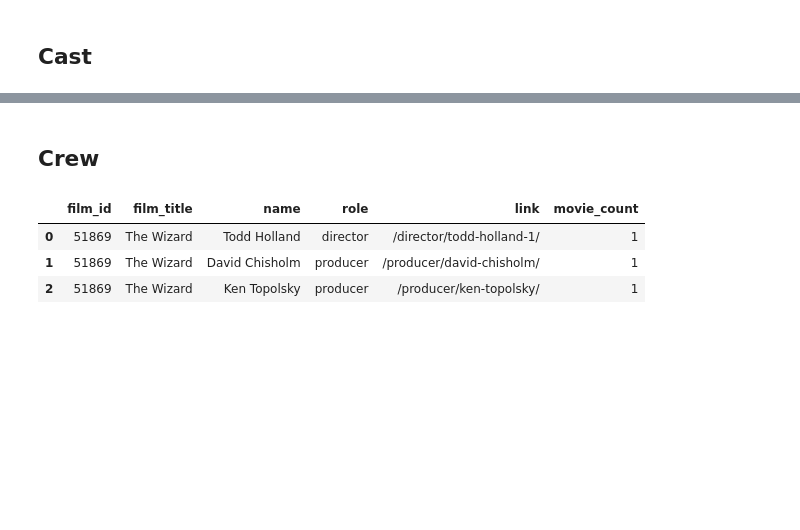
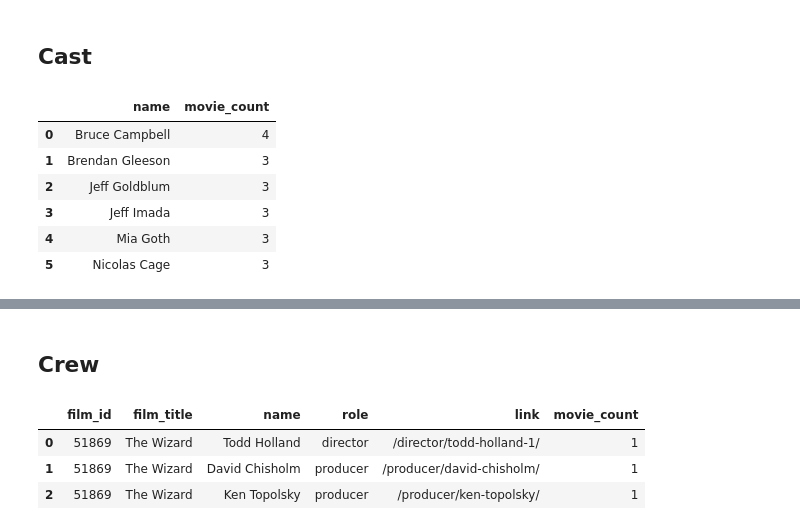
Before and after one commit to oextraordimario/letterboxd_analysis, a Jupyter notebook: movies_analysis.ipynb, the cells around one changed output, grey strips where cells are left out. Saved outputs shown, nothing was run; the diff lists cells and outputs as text; code cells hidden in the pictures; blank space fills up the shorter version.

```diff
--- a/movies_analysis.ipynb
+++ b/movies_analysis.ipynb
@@ -307,2 +307,4 @@ df_gthemes = (
+# %%
+analytical_dataframes = {}
 # %% [markdown]
 ## General data
@@ -328,0 +354,20 @@ df_cast['movie_count'] = df_cast.groupby('link')['link'].transform('count')
+# %%
+analytical_dataframes['actors_in_most_movies'] = (
+    df_cast
+    .groupby(['link', 'name'])[['film_id']].count().reset_index()
+    .rename(columns={'film_id': 'movie_count'})
+    .sort_values('movie_count', ascending=False)
+    .query(" movie_count > 2 ")
+    .drop(columns=['link'])
+    .reset_index(drop=True)
+)
+
+#analytical_dataframes['actors_in_most_movies']
+# %% [output]
+|  | name | movie_count |
+| 0 | Bruce Campbell | 4 |
+| 1 | Brendan Gleeson | 3 |
+| 2 | Jeff Goldblum | 3 |
+| 3 | Jeff Imada | 3 |
+| 4 | Mia Goth | 3 |
+| 5 | Nicolas Cage | 3 |
```
Also changed, not shown: parts of 11 cells of this notebook.
